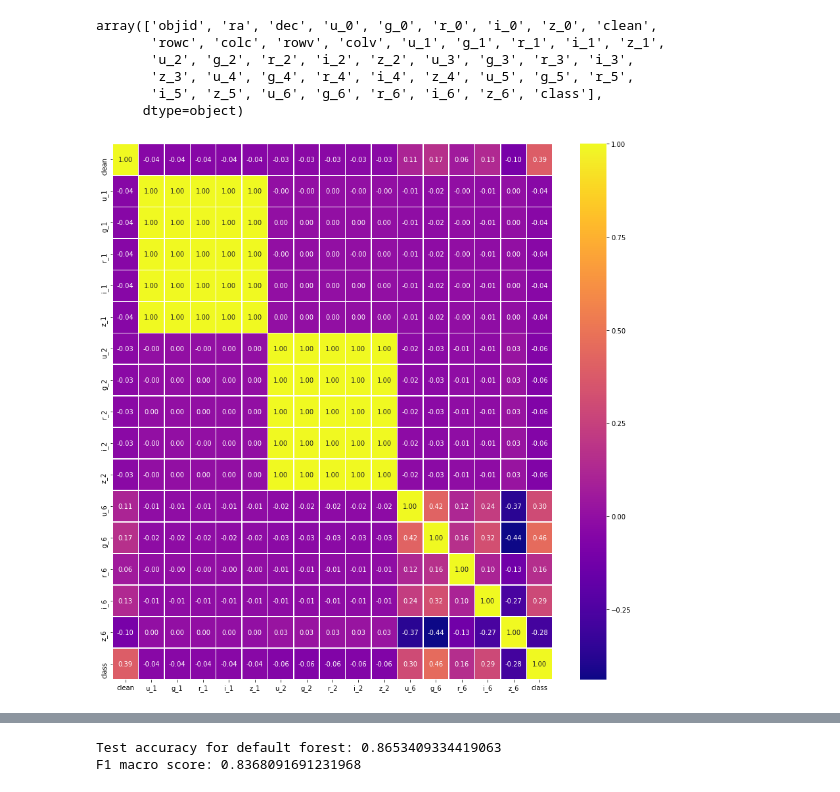
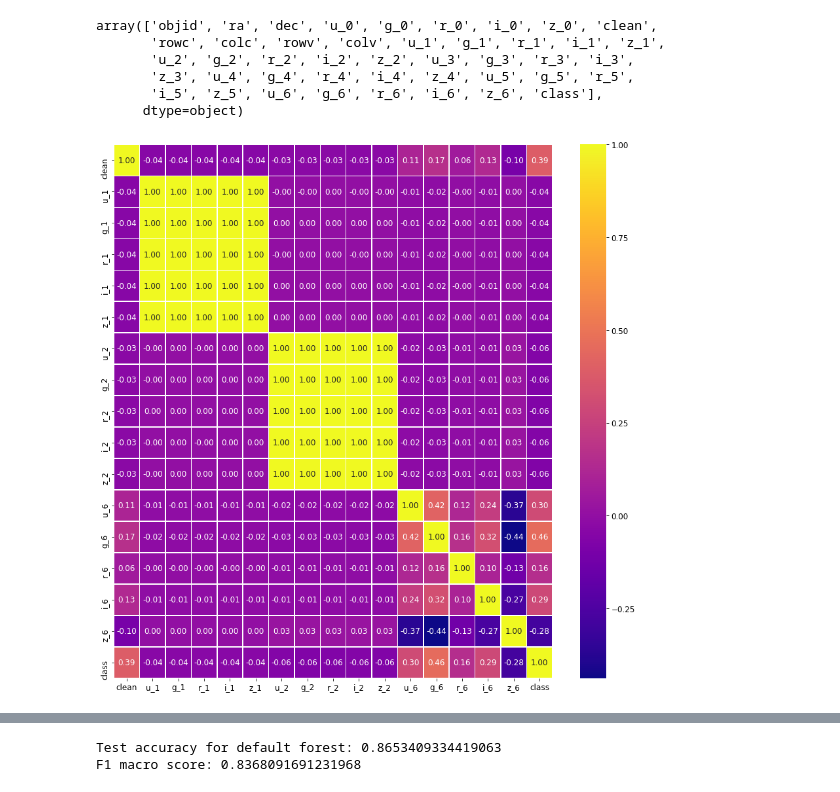
Before and after one commit to JusakNowWorldLater/Celestial-bodies-classification-problem, a Jupyter notebook: research.ipynb, the cells around one changed output, grey strips where cells are left out. Saved outputs shown, nothing was run; the diff lists cells and outputs as text; code cells hidden in the pictures.

```diff
--- a/research.ipynb
+++ b/research.ipynb
@@ -90,11 +91,12 @@ test_db = test_db.drop(columns=['ra', 'dec','rowc','colc', 'rowv', 'colv'])
 X_test = test_db.drop("class", axis = 1)
 Y_test = test_db['class'].copy()
 # %%
+rcParams.update({'font.size': 12})
 f,ax = plt.subplots(figsize=(15,15))
 sns.heatmap(db.corr(), annot=True,linewidths=.5, fmt= '.2f',ax=ax,cmap="plasma")
 plt.show()
 # %% [output]
-[figure, old version]
+[figure, new version]
 # %%
 corr_matrix = db.corr()
 corr_matrix['class'].sort_values(ascending = False)
```
Also changed, not shown: parts of 7 cells of this notebook.
